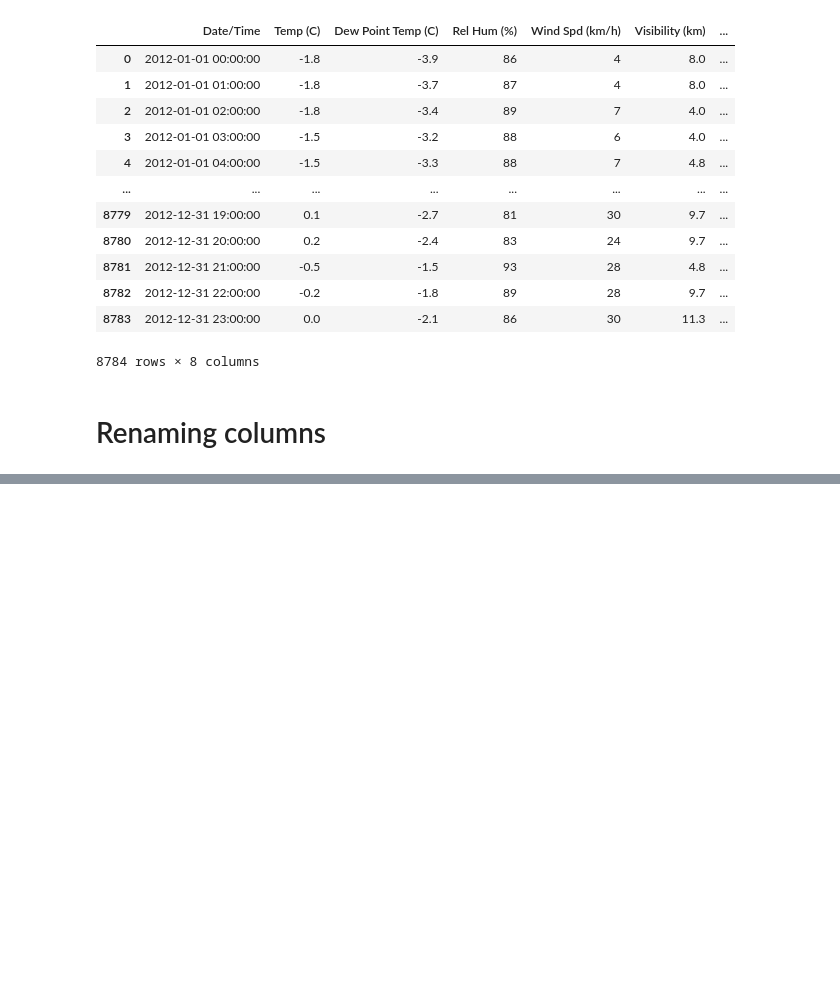
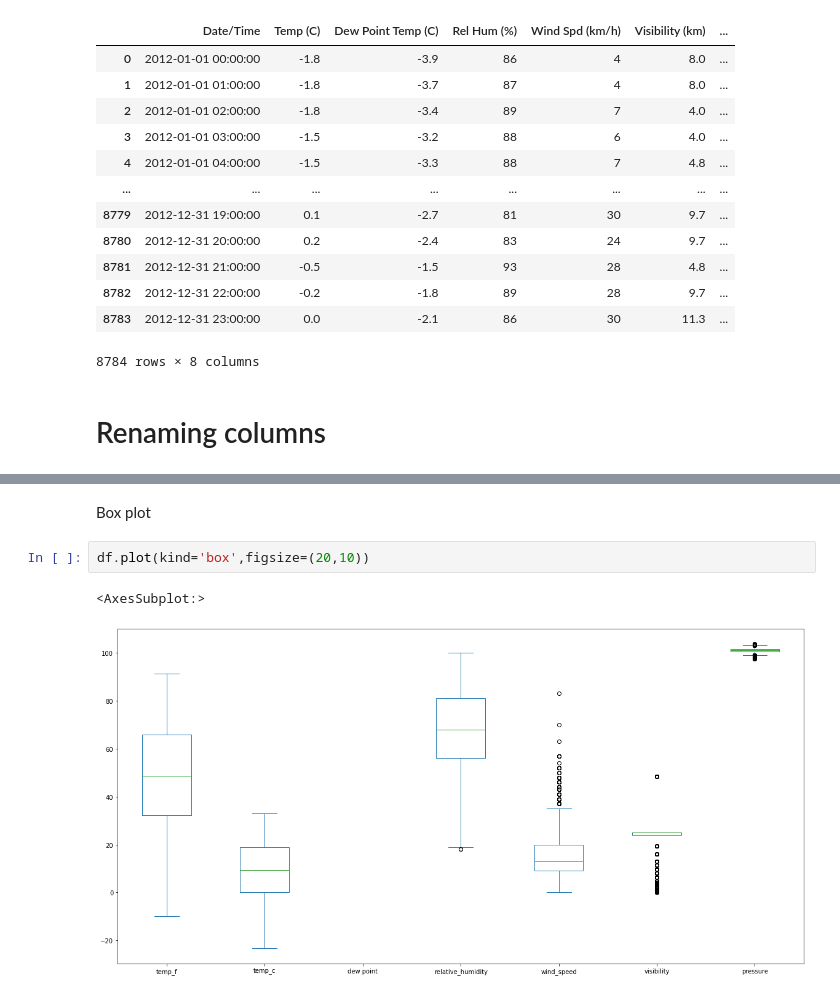
Before and after one commit to a-winders/MLA_ATW, a Jupyter notebook: MLA1_ATW.ipynb, the cells around one changed output, grey strips where cells are left out. Cells and saved outputs as stored; diff of their text form; blank space fills up the shorter version.

```diff
--- a/MLA1_ATW.ipynb
+++ b/MLA1_ATW.ipynb
@@ -123,0 +279,7 @@ df
+# %% [markdown]
+Box plot
+# %%
+df.plot(kind='box',figsize=(20,10))
+# %% [output]
+<AxesSubplot:>
+[figure, added]
```
Also changed, not shown: parts of 23 cells of this notebook.
